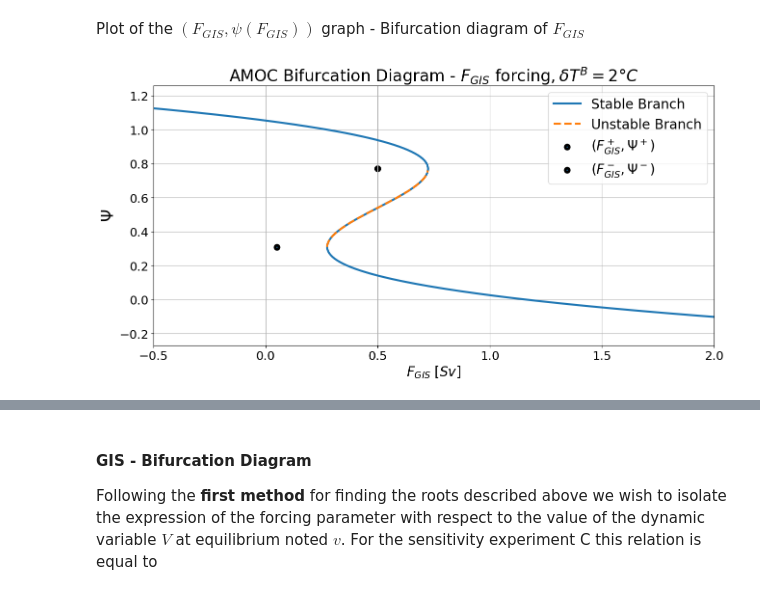
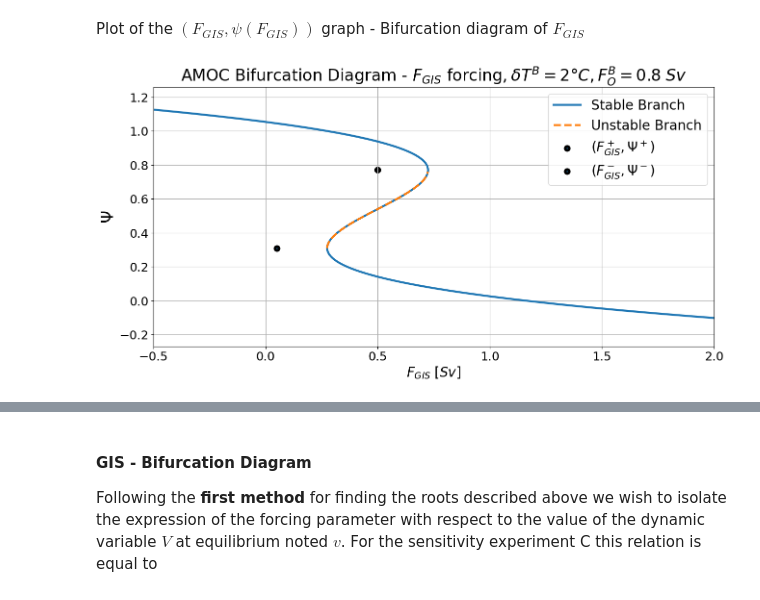
Before and after one commit to AmauryLaridon/LPHYS2299-Master-s-Thesis, a Jupyter notebook: AMOC-GIS Tipping Module/Tipping Module Calibration - Param B/Tipping Module Calibration ParamB.ipynb, the cells around one changed output, grey strips where cells are left out. Drawn from its saved outputs; the diff is of its cells as text; code cells hidden in the pictures.

Commit message:
ParamB final version v1.0

```diff
--- a/AMOC-GIS Tipping Module/Tipping Module Calibration - Param B/Tipping Module Calibration ParamB.ipynb
+++ b/AMOC-GIS Tipping Module/Tipping Module Calibration - Param B/Tipping Module Calibration ParamB.ipynb
@@ -521,32 +521,30 @@ fig.savefig(r"/home/amaury/Bureau/LPHYS2299 - Master's Thesis/Code/AMOC-GIS Tipp
 # %% [markdown]
 Plot of the $(F_{GIS}, \psi(F_{GIS}))$ graph - Bifurcation diagram of $F_{GIS}$
 # %%
-## STOP MAJ ICI ##
-
 ### Plotting ###
 
 fig, ax = plt.subplots(1,1,figsize=(15,7))
 
 ## Plot of the bifurcation diagram ##
-plt.plot(F_fct_psi, psi_range, label="Stable Branch", lw=3)
-plt.plot(F_fct_psi_unstable, unstable_psi, color="tab:orange", label="Unstable Branch", lw=3, linestyle="dashed")
+plt.plot(FGIS_fct_psi, psi_range, label="Stable Branch", lw=3)
+plt.plot(FGIS_fct_psi_unstable, unstable_psi, color="tab:orange", label="Unstable Branch", lw=3, linestyle="dashed")
 
 ## Plot of the critical points ##
 plt.scatter(AMOC_crit_params[4],AMOC_crit_params[0], marker='o', color="#1f77b4", linewidths=4, edgecolors="black", label=r"$(F_{GIS}^+, \Psi^+)$")
 plt.scatter(AMOC_crit_params[5],AMOC_crit_params[1], marker='o', color="#1f77b4", linewidths=4, edgecolors="black", label=r"$(F_{GIS}^-, \Psi^-)$")
 
 ## Plot cosmetics ##
 ax.set_xlabel(r"$F_{GIS}\;[Sv]$", fontsize=20)
 ax.set_ylabel(r"$\Psi$", fontsize=24)
 ax.set_xbound([-0.5,2])
 plt.xticks(fontsize=18)
 plt.yticks(fontsize=18)
-plt.title(r"AMOC Bifurcation Diagram - $F_{GIS}$ forcing,"+r"$ \:\delta T^B = {}°C$".format(T_B), fontsize = 24)
+plt.title(r"AMOC Bifurcation Diagram - $F_{GIS}$ forcing,"+r"$ \:\delta T^B = {}°C, $".format(TAMOC_B) + r"$F_{O}^B =$" + r"${}\; Sv$".format(FO_B), fontsize = 24)
 plt.legend(fontsize=20)
 plt.grid()
 
 plt.show()
 
-fig.savefig(r"/home/amaury/Bureau/LPHYS2299 - Master's Thesis/Code/SURFER/SURFER - Tipping Module Calibration/Figures/Bifurcation Diagram/AMOC_FGIS_BD_TB={}.png".format(T_B))
+fig.savefig(r"/home/amaury/Bureau/LPHYS2299 - Master's Thesis/Code/AMOC-GIS Tipping Module/Tipping Module Calibration - Param B/Figures/Bifurcation Diagram/AMOC_FGIS_BD_TB={}_FOB={}.png".format(TAMOC_B, FO_B))
 # %% [output]
-[figure, old version]
+[figure, new version]
```
Also changed, not shown: parts of 10 cells of this notebook, 4 other files.
